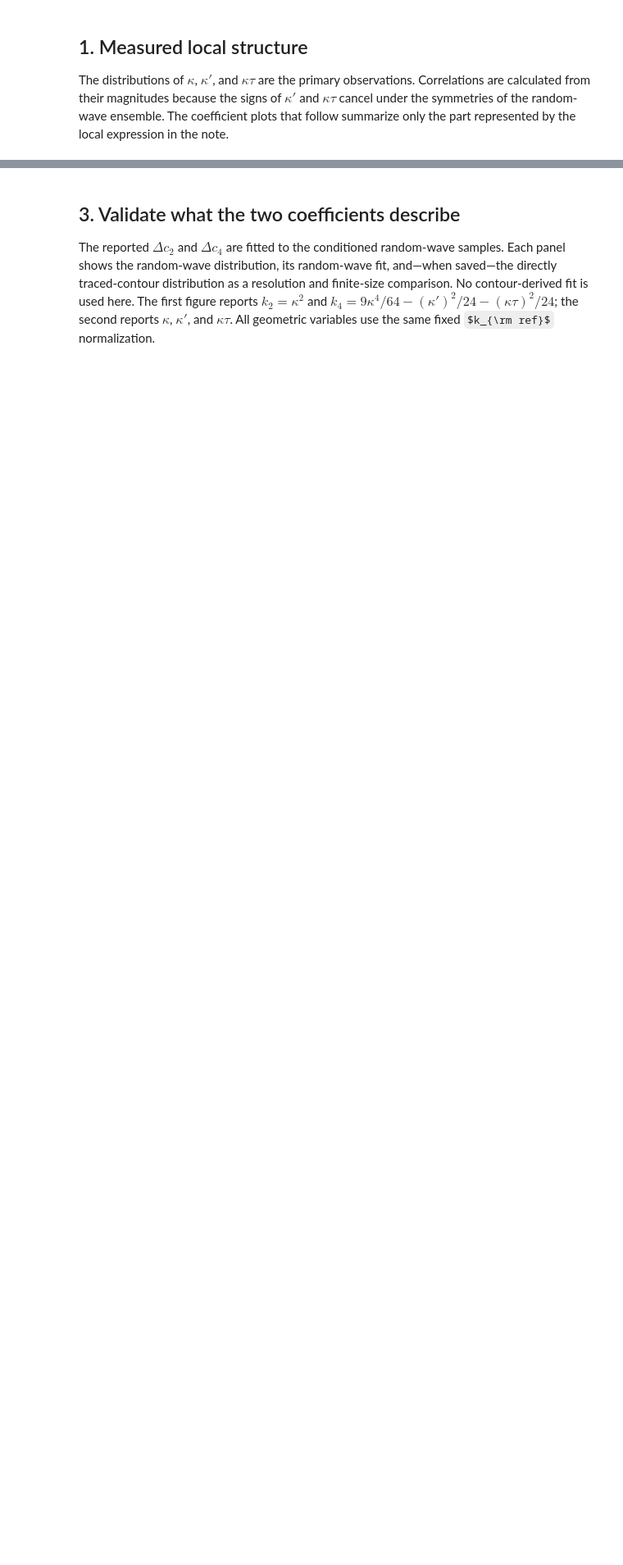
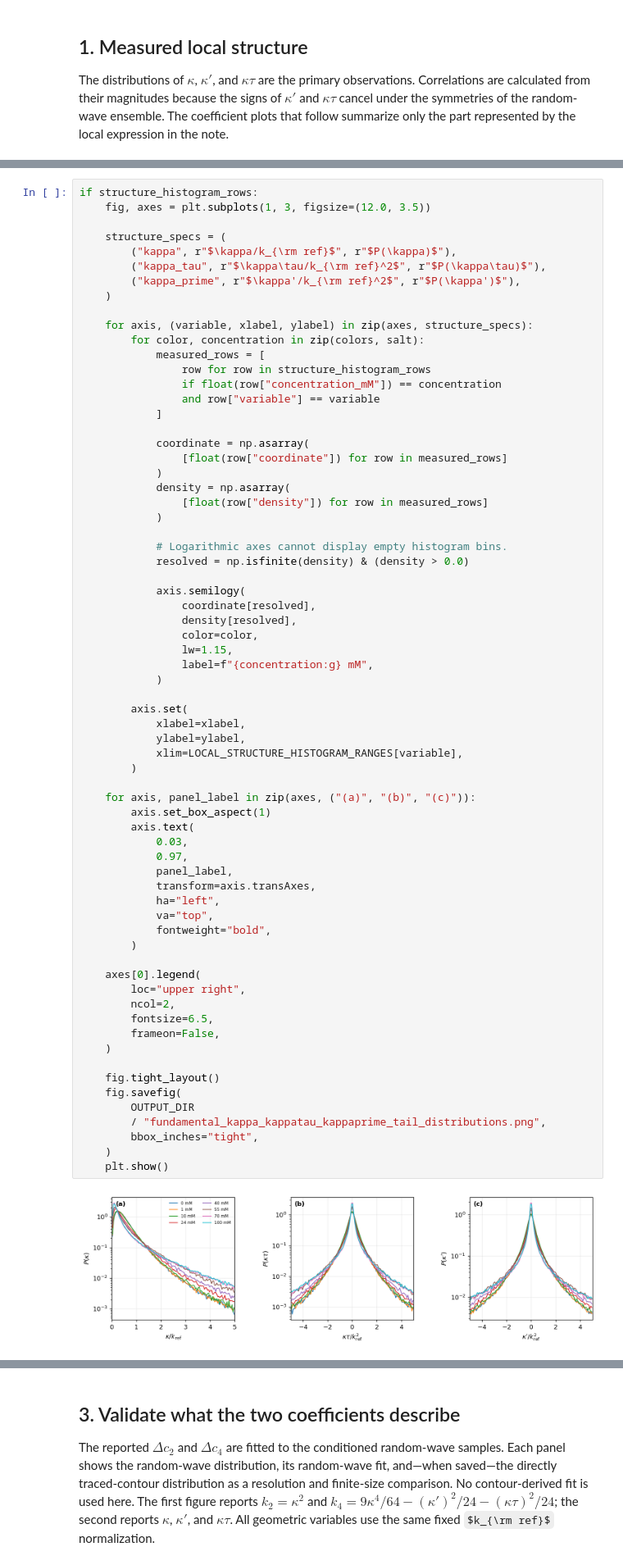
Before and after one commit to ch-tung/Randomwave_ML, a Jupyter notebook: randomcxl/smpl/curvefit/cf_ca_interaction_results.ipynb, the cells around one changed output, grey strips where cells are left out. Shown at 82% size. Drawn from its saved outputs; the diff is of its cells as text; some formulas as TeX source; blank space fills up the shorter version.

```diff
--- a/randomcxl/smpl/curvefit/cf_ca_interaction_results.ipynb
+++ b/randomcxl/smpl/curvefit/cf_ca_interaction_results.ipynb
@@ -204,0 +255,70 @@ if structure_correlation_rows:
+# %%
+if structure_histogram_rows:
+    fig, axes = plt.subplots(1, 3, figsize=(12.0, 3.5))
+
+    structure_specs = (
+        ("kappa", r"$\kappa/k_{\rm ref}$", r"$P(\kappa)$"),
+        ("kappa_tau", r"$\kappa\tau/k_{\rm ref}^2$", r"$P(\kappa\tau)$"),
+        ("kappa_prime", r"$\kappa'/k_{\rm ref}^2$", r"$P(\kappa')$"),
+    )
+
+    for axis, (variable, xlabel, ylabel) in zip(axes, structure_specs):
+        for color, concentration in zip(colors, salt):
+            measured_rows = [
+                row for row in structure_histogram_rows
+                if float(row["concentration_mM"]) == concentration
+                and row["variable"] == variable
+            ]
+
+            coordinate = np.asarray(
+                [float(row["coordinate"]) for row in measured_rows]
+            )
+            density = np.asarray(
+                [float(row["density"]) for row in measured_rows]
+            )
+
+            # Logarithmic axes cannot display empty histogram bins.
+            resolved = np.isfinite(density) & (density > 0.0)
+
+            axis.semilogy(
+                coordinate[resolved],
+                density[resolved],
+                color=color,
+                lw=1.15,
+                label=f"{concentration:g} mM",
+            )
+
+        axis.set(
+            xlabel=xlabel,
+            ylabel=ylabel,
+            xlim=LOCAL_STRUCTURE_HISTOGRAM_RANGES[variable],
+        )
+
+    for axis, panel_label in zip(axes, ("(a)", "(b)", "(c)")):
+        axis.set_box_aspect(1)
+        axis.text(
+            0.03,
+            0.97,
+            panel_label,
+            transform=axis.transAxes,
+            ha="left",
+            va="top",
+            fontweight="bold",
+        )
+
+    axes[0].legend(
+        loc="upper right",
+        ncol=2,
+        fontsize=6.5,
+        frameon=False,
+    )
+
+    fig.tight_layout()
+    fig.savefig(
+        OUTPUT_DIR
+        / "fundamental_kappa_kappatau_kappaprime_tail_distributions.png",
+        bbox_inches="tight",
+    )
+    plt.show()
+# %% [output]
+[figure, added]
```
Also changed, not shown: parts of 13 cells of this notebook, 2 other files.
